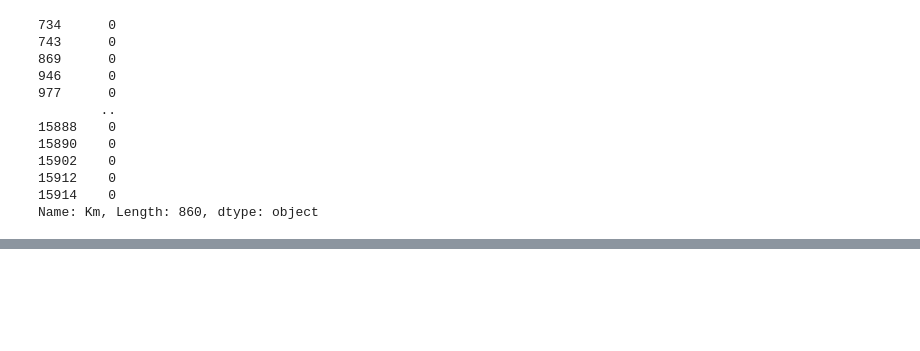
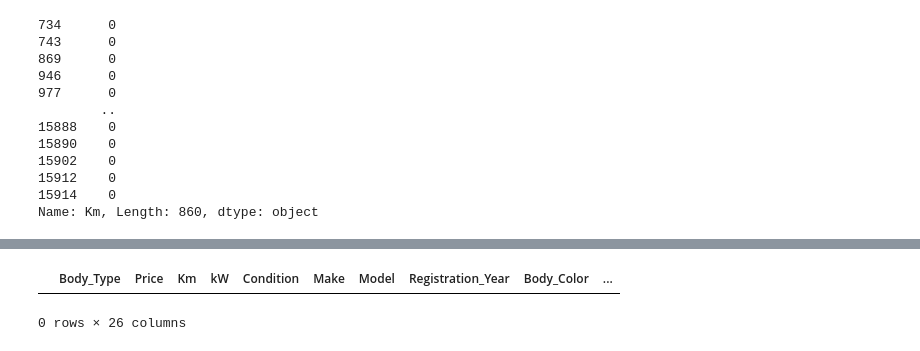
Before and after one commit to gulakkoc/Clarusway_DA, a Jupyter notebook: Projects/Capstone_Project/Capstone_Project_Missing_Values.ipynb, the cells around one changed output, grey strips where cells are left out. Drawn from its saved outputs; the diff is of its cells as text; code cells hidden in the pictures; blank space fills up the shorter version.

```diff
--- a/Projects/Capstone_Project/Capstone_Project_Missing_Values.ipynb
+++ b/Projects/Capstone_Project/Capstone_Project_Missing_Values.ipynb
@@ -250,0 +249,2 @@ df2 = df1.copy()
+# %%
+df1.drop('Previous_Owner', axis = 1, inplace = True)
@@ -250,0 +305,8 @@ df2 = df1.copy()
+# %%
+null_models = list(df1[df1.kW.isnull()].Model.unique())
+# %%
+for i in null_models:
+    null_model_indexes = df1[(df1.Model == i) & (df1.kW.isnull())].kW.index
+    my_mode = df1[(df1.Model == i)].kW.mode()
+    df1.kW.loc[null_model_indexes]= df1.kW.loc[null_model_indexes].fillna(my_mode[0])
+    print(df1[df1.kW.isnull()].value_counts())
@@ -250,0 +322,5 @@ df2 = df1.copy()
+# %%
+df1[df1.kW.isnull()]
+# %% [output]
+|  | Body_Type | Price | Km | kW | Condition | Make | Model | Registration_Year | Body_Color | ... |
+0 rows × 26 columns
```
Also changed, not shown: parts of 43 cells of this notebook.
